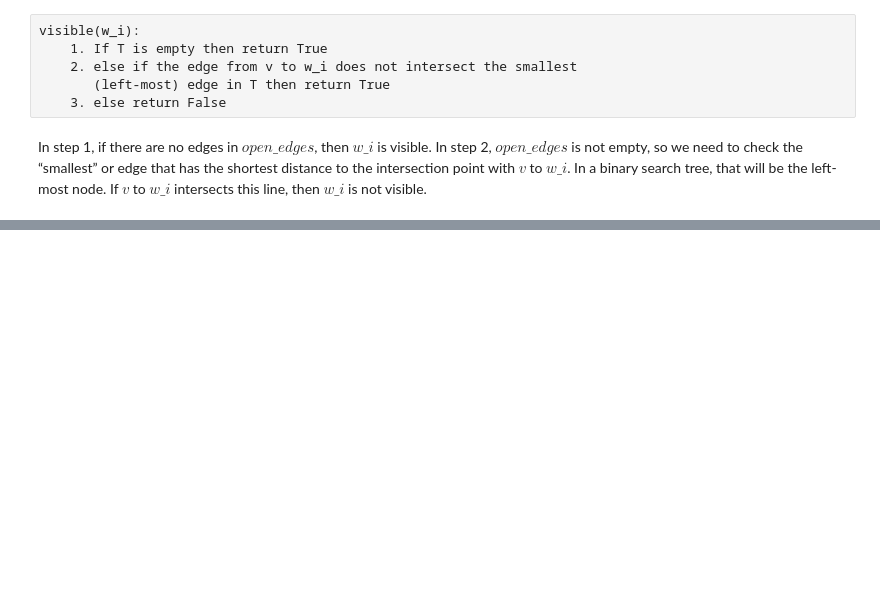
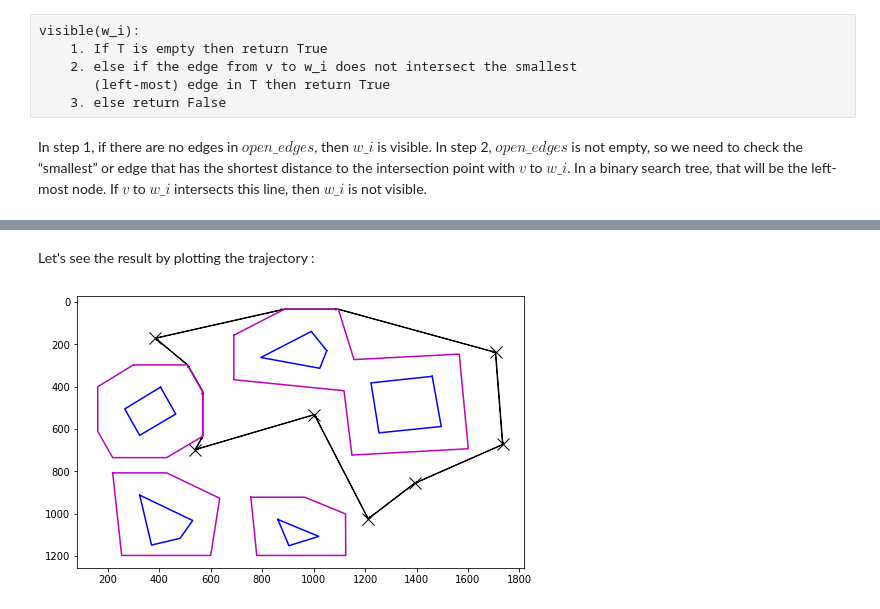
Before and after one commit to iac26/projet_robotique_2020, a Jupyter notebook: src/globalNavigation/globalNavigation.ipynb, the cells around one changed output, grey strips where cells are left out. Cells and saved outputs as stored; diff of their text form; code cells hidden in the pictures; blank space fills up the shorter version.

```diff
--- a/src/globalNavigation/globalNavigation.ipynb
+++ b/src/globalNavigation/globalNavigation.ipynb
@@ -301,0 +441,13 @@ SURLIGNER PASSAGE IMPORTANT OU GRAS
+# %% [markdown]
+Let's see the result by plotting the trajectory :
+# %%
+# Compute trajectory going through all the points of interest and going back to the starting point
+interestPoints = [[1393, 856], [1212, 1024], [540, 697], [1735, 673], [1003, 532], [1707, 238], [385, 171]]
+
+trajectory = computeTrajectory(g, interestPoints)
+
+plt.figure(figsize = (8, 5))
+plt.gca().invert_yaxis()
+printGlobalNavigation(original_contours, scaled_contours, interestPoints = interestPoints, trajectory = trajectory)
+# %% [output]
+[figure, added]
```
Also changed, not shown: parts of 19 cells of this notebook.
